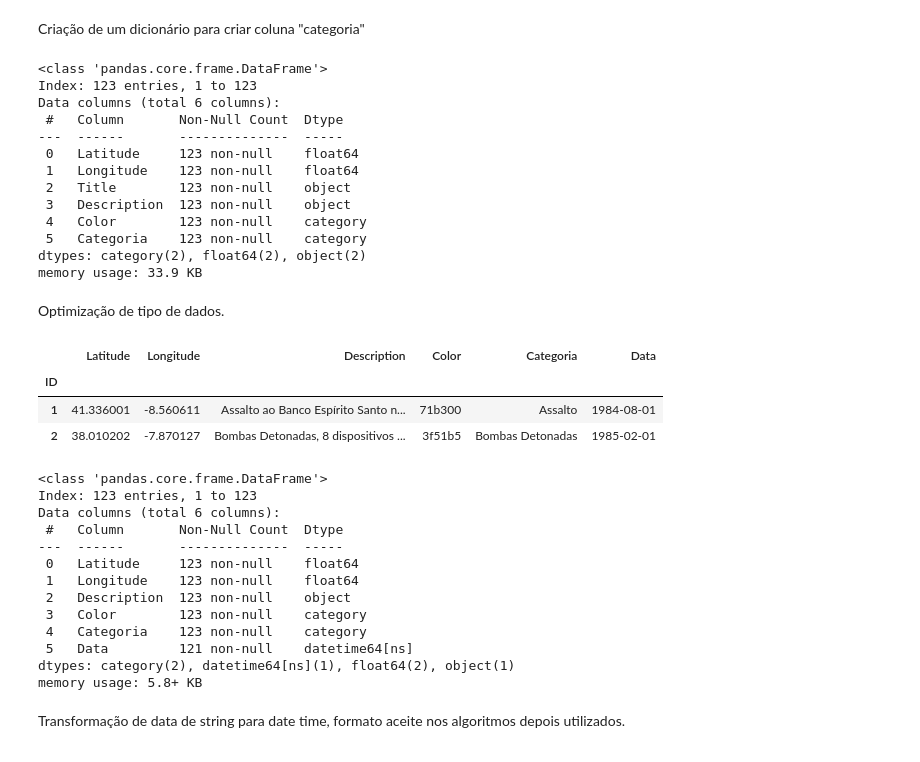
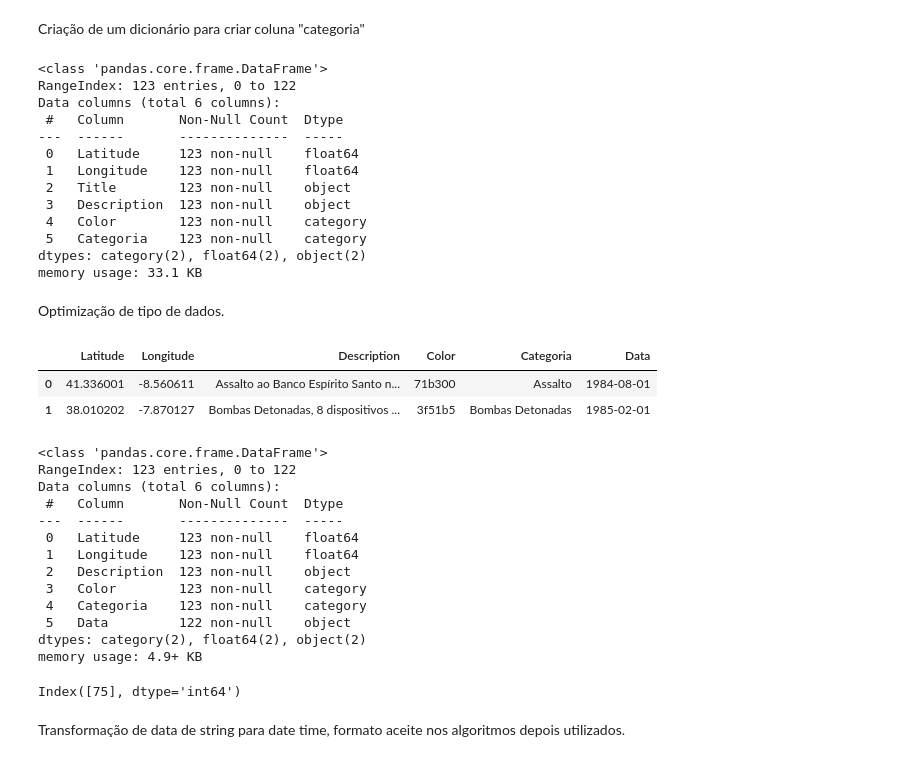
Before and after one commit to kikobatistaa/GEOFP25, a Jupyter notebook: main.ipynb, the cells around one changed output. Saved outputs shown, nothing was run; the diff lists cells and outputs as text; code cells hidden in the pictures.

```diff
--- a/main.ipynb
+++ b/main.ipynb
@@ -57,8 +58,3 @@ warnings.filterwarnings("ignore")
 incidents = pd.read_csv('DATA.csv')
 # %% [markdown]
 Importadas as bibliotecas necessárias e arquivo csv
-# %%
-incidents['ID'] = range(1, len(incidents) + 1)
-
-incidents.set_index('ID', inplace = True)
-incidents.head(1)
@@ -102,7 +94,7 @@ incidents = incidents.astype({'Color': 'category',
 incidents.info(memory_usage='deep')
 # %% [output]
 <class 'pandas.core.frame.DataFrame'>
-Index: 123 entries, 1 to 123
+RangeIndex: 123 entries, 0 to 122
 Data columns (total 6 columns):
  #   Column       Non-Null Count  Dtype
 ---  ------       --------------  -----
@@ -113,7 +105,7 @@ Data columns (total 6 columns):
  4   Color        123 non-null    category
  5   Categoria    123 non-null    category
 dtypes: category(2), float64(2), object(2)
-memory usage: 33.9 KB
+memory usage: 33.1 KB
 # %% [markdown]
 Optimização de tipo de dados.
 # %%
@@ -135,43 +127,42 @@ month_mapping = {
     'fevereiro': 2,
     'março': 3,
     'abril': 4,
     'maio': 5,
     'junho': 6,
     'julho': 7,
     'agosto': 8,
     'setembro': 9,
     'outubro': 10,
     'novembro': 11,
     'dezembro': 12,
 }
 
 def convert_title_to_date(title):
-
     match = re.search(r'(\d+) de (\w+) de (\d+)', title)
     if match:
         day, month_text, year = match.groups()
         month = month_mapping.get(month_text, 0)
         if month != 0:
             date_str = f"{year}-{month:02d}-{day}"
-            return pd.to_datetime(date_str, format="%Y-%m-%d")
+            return pd.to_datetime(date_str, format="%Y-%m-%d").date()
     return None
+
 
 
 incidents['Data'] = incidents['Title'].apply(convert_title_to_date)
 incidents.drop(columns=['Title'], inplace=True)
 
 
 incidents.head(2)
 # %% [output]
 |  | Latitude | Longitude | Description | Color | Categoria | Data |
-| ID |  |  |  |  |  |  |
-| 1 | 41.336001 | -8.560611 | Assalto ao Banco Espírito Santo n... | 71b300 | Assalto | 1984-08-01 |
-| 2 | 38.010202 | -7.870127 | Bombas Detonadas, 8 dispositivos ... | 3f51b5 | Bombas Detonadas | 1985-02-01 |
+| 0 | 41.336001 | -8.560611 | Assalto ao Banco Espírito Santo n... | 71b300 | Assalto | 1984-08-01 |
+| 1 | 38.010202 | -7.870127 | Bombas Detonadas, 8 dispositivos ... | 3f51b5 | Bombas Detonadas | 1985-02-01 |
 # %%
 incidents.info()
 # %% [output]
 <class 'pandas.core.frame.DataFrame'>
-Index: 123 entries, 1 to 123
+RangeIndex: 123 entries, 0 to 122
 Data columns (total 6 columns):
  #   Column       Non-Null Count  Dtype
 ---  ------       --------------  -----
@@ -180,9 +171,13 @@ Data columns (total 6 columns):
  2   Description  123 non-null    object
  3   Color        123 non-null    category
  4   Categoria    123 non-null    category
- 5   Data         121 non-null    datetime64[ns]
-dtypes: category(2), datetime64[ns](1), float64(2), object(1)
-memory usage: 5.8+ KB
+ 5   Data         122 non-null    object
+dtypes: category(2), float64(2), object(2)
+memory usage: 4.9+ KB
+# %%
+incidents.loc[incidents['Data'].isna()].index
+# %% [output]
+Index([75], dtype='int64')
 # %% [markdown]
 Transformação de data de string para date time, formato aceite nos algoritmos depois utilizados.
 # %%
```
Also changed, not shown: parts of 5 cells of this notebook, 2 other files.
